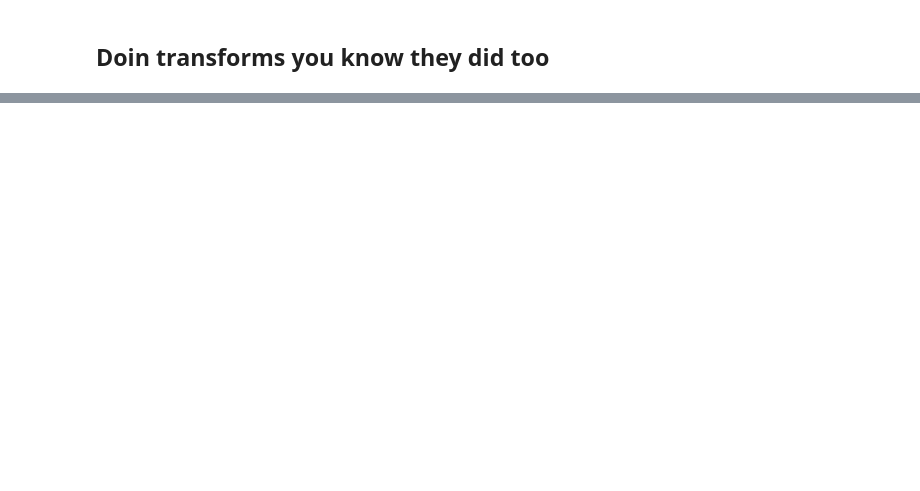
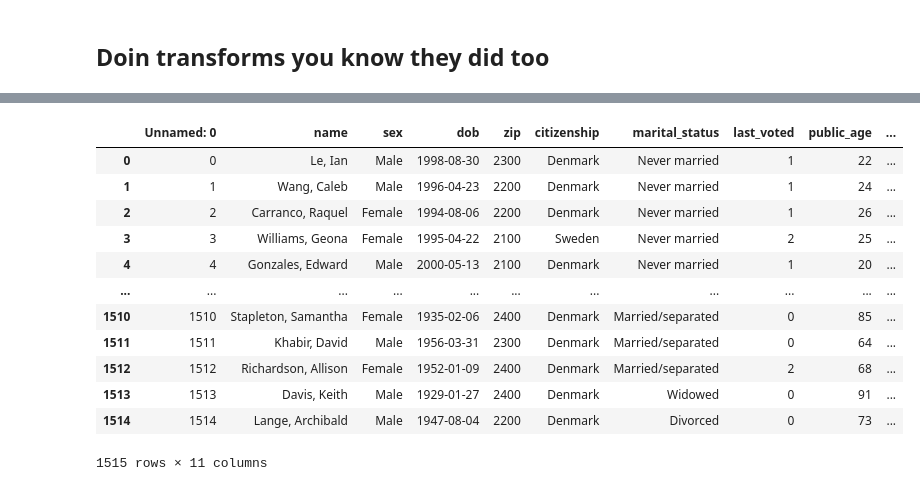
Before and after one commit to edibegovic/SecurityPrivacy, a Jupyter notebook: src/deanonymizer.ipynb, the cells around one changed output, grey strips where cells are left out. Saved outputs shown, nothing was run; the diff lists cells and outputs as text; code cells hidden in the pictures; blank space fills up the shorter version.

```diff
--- a/src/deanonymizer.ipynb
+++ b/src/deanonymizer.ipynb
@@ -20,0 +77,19 @@ public_data_register.head()
+# %%
+# age calc the same way
+public_data_register['public_age'] = public_data_register['dob'].apply(lambda x: 2020 - int(x[:4]))
+# %%
+public_data_register
+# %% [output]
+|  | Unnamed: 0 | name | sex | dob | zip | citizenship | marital_status | last_voted | public_age | ... |
+| 0 | 0 | Le, Ian | Male | 1998-08-30 | 2300 | Denmark | Never married | 1 | 22 | ... |
+| 1 | 1 | Wang, Caleb | Male | 1996-04-23 | 2200 | Denmark | Never married | 1 | 24 | ... |
+| 2 | 2 | Carranco, Raquel | Female | 1994-08-06 | 2200 | Denmark | Never married | 1 | 26 | ... |
+| 3 | 3 | Williams, Geona | Female | 1995-04-22 | 2100 | Sweden | Never married | 2 | 25 | ... |
+| 4 | 4 | Gonzales, Edward | Male | 2000-05-13 | 2100 | Denmark | Never married | 1 | 20 | ... |
+| ... | ... | ... | ... | ... | ... | ... | ... | ... | ... | ... |
+| 1510 | 1510 | Stapleton, Samantha | Female | 1935-02-06 | 2400 | Denmark | Married/separated | 0 | 85 | ... |
+| 1511 | 1511 | Khabir, David | Male | 1956-03-31 | 2300 | Denmark | Married/separated | 0 | 64 | ... |
+| 1512 | 1512 | Richardson, Allison | Female | 1952-01-09 | 2400 | Denmark | Married/separated | 2 | 68 | ... |
+| 1513 | 1513 | Davis, Keith | Male | 1929-01-27 | 2400 | Denmark | Widowed | 0 | 91 | ... |
+| 1514 | 1514 | Lange, Archibald | Male | 1947-08-04 | 2200 | Denmark | Divorced | 0 | 73 | ... |
+1515 rows × 11 columns
```
Also changed, not shown: parts of 21 cells of this notebook.
